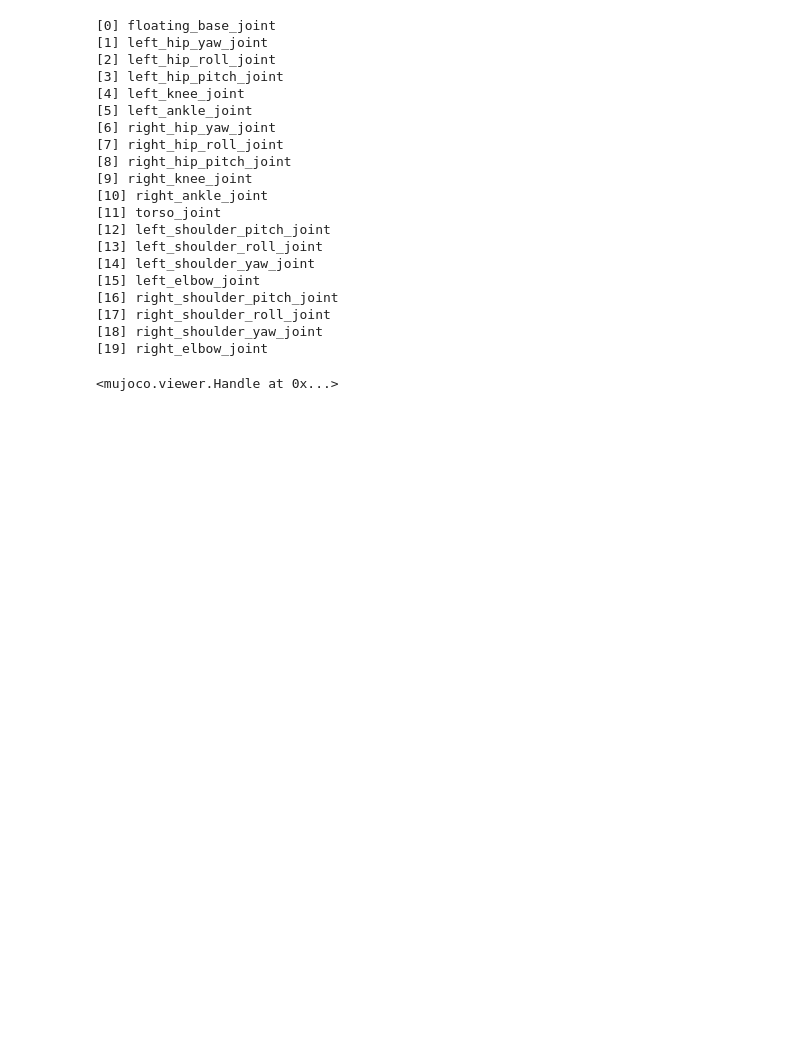
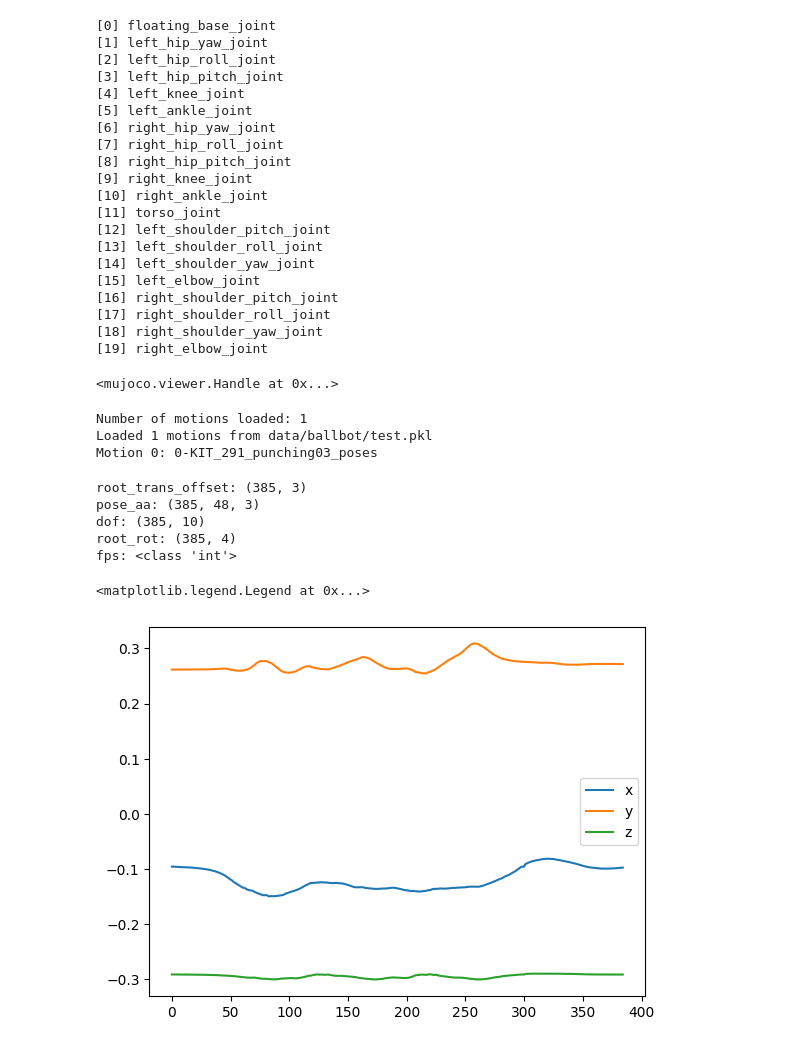
Before and after one commit to han-xudong/human2humanoid, a Jupyter notebook: test.ipynb, the cells around one changed output. Cells and saved outputs as stored; diff of their text form; code cells hidden in the pictures; blank space fills up the shorter version.

```diff
--- a/test.ipynb
+++ b/test.ipynb
@@ -154,3 +154,42 @@ for i in range(model.njnt):
 mujoco.viewer.launch_passive(model, data)
 # %% [output]
 <mujoco.viewer.Handle at 0x...>
+# %%
+import joblib
+
+motion_file_path = "data/ballbot/test.pkl"
+motions = joblib.load(motion_file_path)
+num_motions = len(motions)
+print(f"Number of motions loaded: {num_motions}")
+print(f"Loaded {len(motions)} motions from {motion_file_path}")
+for i, key in enumerate(motions.keys()):
+    print(f"Motion {i}: {key}")
+# %% [output]
+Number of motions loaded: 1
+Loaded 1 motions from data/ballbot/test.pkl
+Motion 0: 0-KIT_291_punching03_poses
+# %%
+# get first motion of motions
+motion = motions["0-KIT_291_punching03_poses"]
+
+for key in motion.keys():
+    print(f"{key}: {motion[key].shape if hasattr(motion[key], 'shape') else type(motion[key])}")
+# %% [output]
+root_trans_offset: (385, 3)
+pose_aa: (385, 48, 3)
+dof: (385, 10)
+root_rot: (385, 4)
+fps: <class 'int'>
+# %%
+root_trans_offset = motion["root_trans_offset"].copy()
+pose_aa = motion["pose_aa"].copy()
+dof = motion["dof"].copy()
+root_rot = motion["root_rot"].copy()
+# %%
+import matplotlib.pyplot as plt
+
+plt.plot(root_trans_offset)
+plt.legend(['x', 'y', 'z'])
+# %% [output]
+<matplotlib.legend.Legend at 0x...>
+[figure, added]
```
Also changed, not shown: parts of 2 cells of this notebook, 7 other files.
